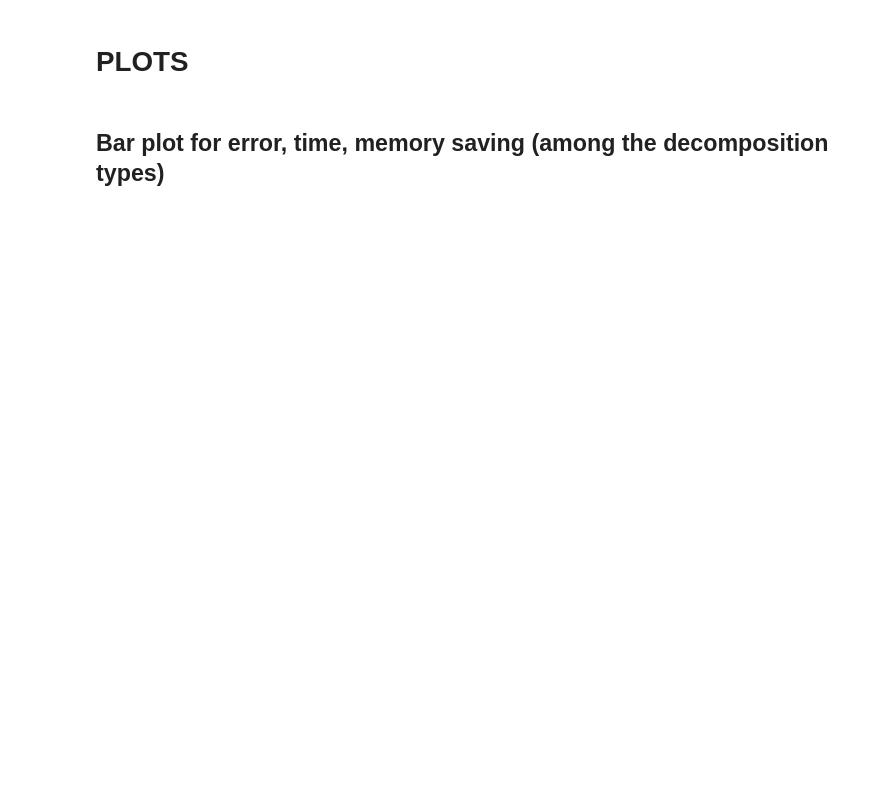
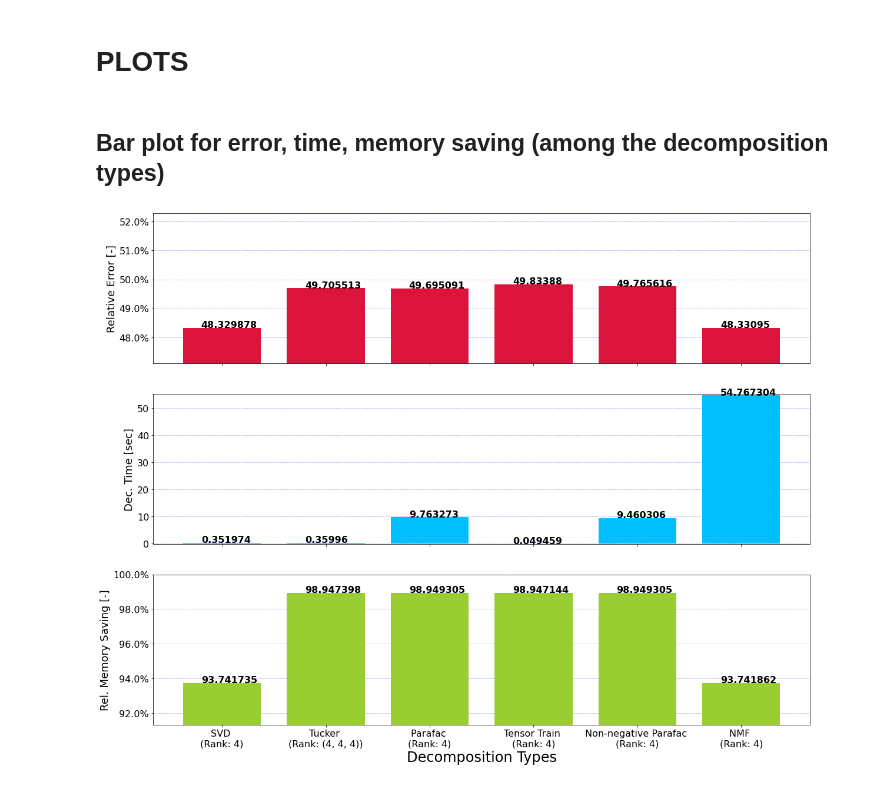
Before and after one commit to K-Fatih/tensor_decomposition, a Jupyter notebook: tensor_decomposition_test.ipynb, the cells around one changed output. Drawn from its saved outputs; the diff is of its cells as text; code cells hidden in the pictures; blank space fills up the shorter version.

Commit message:
err, time, memsav plot is done

```diff
--- a/tensor_decomposition_test.ipynb
+++ b/tensor_decomposition_test.ipynb
@@ -199,8 +199,8 @@ print(speedup_tenstenstens_matReprTensMatRepr, speedup_matReprTensMatRepr_svdMat
 # %% [markdown]
 # Tucker Decomposition
 # %%
-rank_tucker = (8,4,2)
+rank_tucker = (4,4,4)
 core, factors = tucker(tensor, rank_tucker)
-print("Core Dimension",core.shape)
-print("Factors Dimensions", [f.shape for f in factors])
+print("Core Dimension:\t\t",core.shape)
+print("Factors Dimensions:\t", [f.shape for f in factors])
 # %% [output]
@@ -736,23 +733,31 @@ xAxis = ['SVD', 'Tucker', 'Parafac', 'Tensor Train', 'Non-negative Parafac']
+# %%
+import matplotlib.ticker as mtick
+%matplotlib inline
+nameAxis = ['SVD '+f'\n(Rank: {svd_rank})', 'Tucker '+f'\n(Rank: {rank_tucker})', 'Parafac '+f'\n(Rank: {rank_parafac})', 'Tensor Train '+f'\n(Rank: {rank_tt})', 'Non-negative Parafac '+f'\n(Rank: {rank_nnp})', 'NMF '+f'\n(Rank: {nmf_rank})']
+decErrAxis = [100*svdFro, 100*tuckerFro, 100*parFro, 100*ttFro, 100*nnpFro, 100*nmfFro]
+decTimeAxis = [svdDecTime, tuckerDecTime, parDecTime, ttDecTime, nnpDecTime, nmfDecTime]
+memSavAxis = [100*memSavSvd, 100*memSavTucker, 100*parMemSav, 100*memSavTT, 100*nnpMemSav, 100*memSavNMF ]
 # %%
-%matplotlib inline
+colors = ["crimson","deepskyblue", "yellowgreen"]
+y_axis = [decErrAxis,decTimeAxis, memSavAxis ]
+fig, ax = plt.subplots(3, 1, figsize=(20,16), sharex=True)
 
-xAxis = ['SVD', 'Tucker', 'Parafac', 'Tensor Train', 'Non-negative Parafac']
-y0Axis = [errSvd[0][0], errTucker[0][0], errParafac[0][0], errTT[0][0], errNNP[0][0]]
-y1Axis = [timeSvd, timeTucker, timeParafac, timeTT, timeNNP]
-y2Axis = [memSavSvd, memSavTucker, memSavParafac, memSavTT, memSavNNP]
-colors = ["crimson","deepskyblue", "yellowgreen"]
-
-fig, ax = plt.subplots(3, 1, figsize=(20,16), sharex=True)
 for i in range(3):
-    ax[i].bar(xAxis, eval('y'+str(i)+'Axis'), color=colors[i])
+    ax[i].bar(nameAxis, y_axis[i], color=colors[i], width = .75)
     ax[i].yaxis.grid(color='b', alpha=0.5, linestyle='dashed', linewidth=0.5)
     ax[i].set_axisbelow(True)
-    ax[i].set_ylim(0, np.ceil(max(eval('y'+str(i)+'Axis'))) + np.mean(eval('y'+str(i)+'Axis'))) if max(eval('y'+str(i)+'Axis')) > 0 else ax[i].set_ylim(0, np.floor(min(eval('y'+str(i)+'Axis')))-5)
+    ax[i].set_ylim(min(y_axis[i])- np.mean(y_axis[i])*0.025, max(y_axis[i])+ np.mean(y_axis[i])*0.05)
     ax[i].tick_params(axis='both', which='major', labelsize=16)
-    for h, v in enumerate(eval('y'+str(i)+'Axis')):
-        ax[i].text(h-.10, v+.0125, str(np.round(v,4)), color='black', size = 16, weight = "bold")
+    for h, v in enumerate(y_axis[i]):
+        ax[i].text(h-.20, v+.0025, str(np.round(v,6)), color='black', size = 16, weight = "bold")
 
 plt.xlabel("Decomposition Types", fontsize=24)
 ax[0].set_ylabel("Relative Error [-]", fontsize=18)
-ax[1].set_ylabel("Time [sec]", fontsize=18)
-ax[2].set_ylabel("Memory Saving [-]", fontsize=18)
+ax[1].set_ylabel("Dec. Time [sec]", fontsize=18)
+ax[2].set_ylabel("Rel. Memory Saving [-]", fontsize=18)
+ax[0].yaxis.set_major_formatter(mtick.PercentFormatter())
+ax[2].yaxis.set_major_formatter(mtick.PercentFormatter())
+ax[2].set_ylim(min(y_axis[i])- np.mean(y_axis[i])*0.025, 100)
+plt.savefig('fig/SavTimeError.png')
+# %% [output]
+[figure, added]
```
Also changed, not shown: parts of 32 cells of this notebook.
